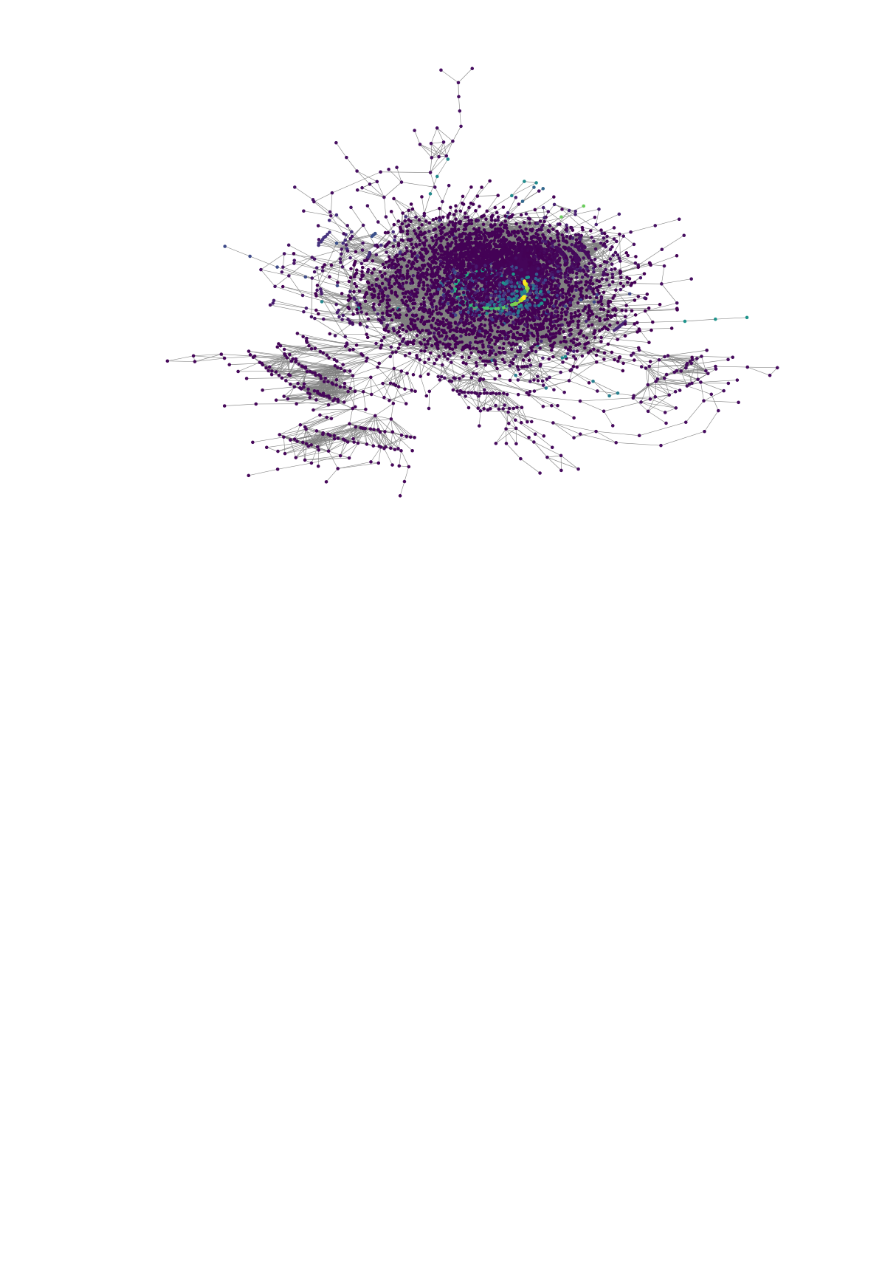
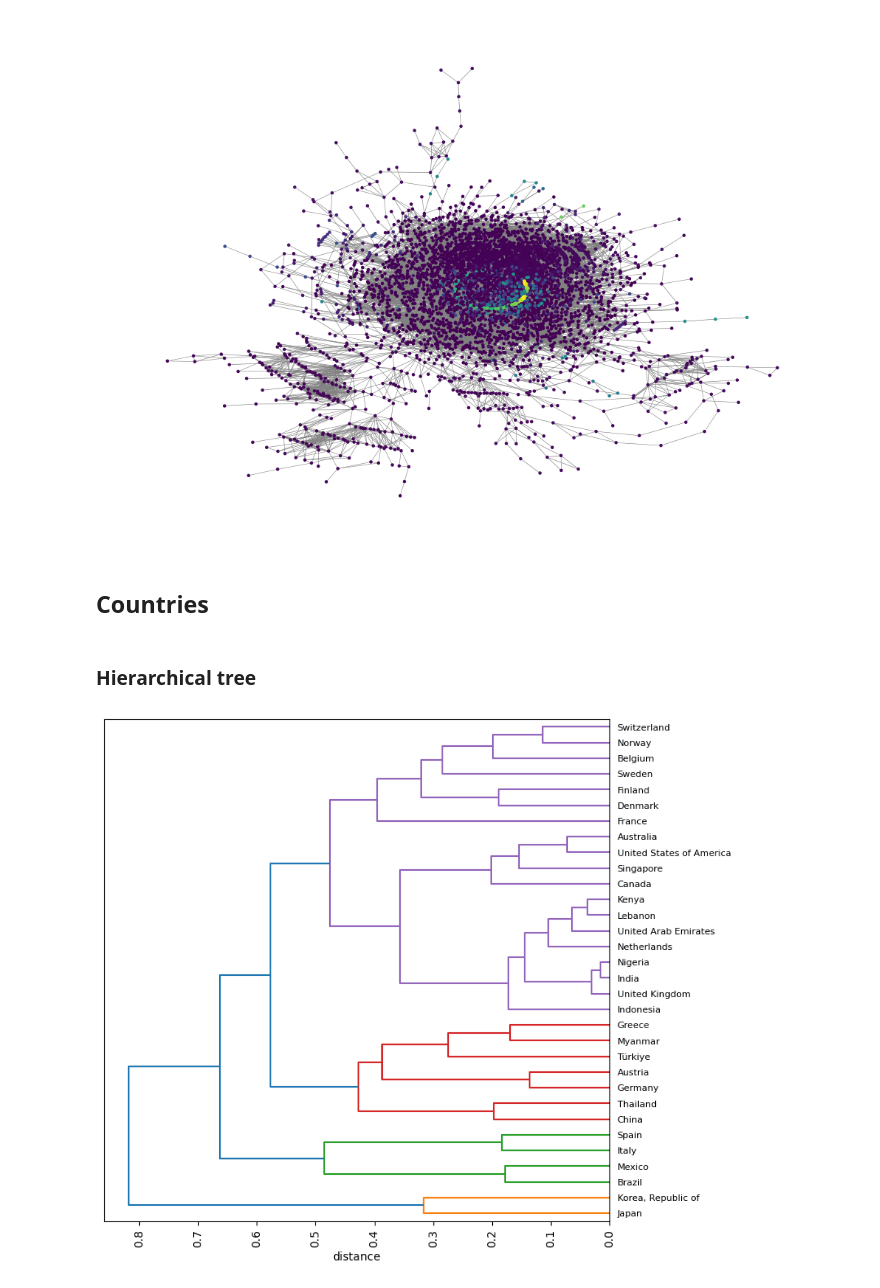
Before and after one commit to fridrichmrtn/sustainability-reports-industry-analysis, a Jupyter notebook: docs/industry_exploration.ipynb, the cells around one changed output. Saved outputs shown, nothing was run; the diff lists cells and outputs as text; code cells hidden in the pictures; blank space fills up the shorter version.

```diff
--- a/docs/industry_exploration.ipynb
+++ b/docs/industry_exploration.ipynb
@@ -205,3 +216,18 @@ nx.draw(G, pos, node_size=5, node_color=node_colors,
 plt.show()
 # %% [output]
 [figure]
+# %% [markdown]
+## Countries
+# %% [markdown]
+### Hierarchical tree
+# %%
+country_filter = country_topic_distribution["n_docs"] >= 50
+linkage_matrix = linkage(country_topic_distribution[country_filter].filter(regex="topic_"),
+    method="complete", metric="jensenshannon")
+f = plt.figure(figsize=(8, 8))
+dendrogram(linkage_matrix, labels=country_topic_distribution[country_filter]["country"].tolist(), orientation="left")
+plt.xlabel("distance")
+plt.xticks(rotation="vertical")
+plt.show()
+# %% [output]
+[figure, added]
```
Also changed, not shown: parts of 5 cells of this notebook.
